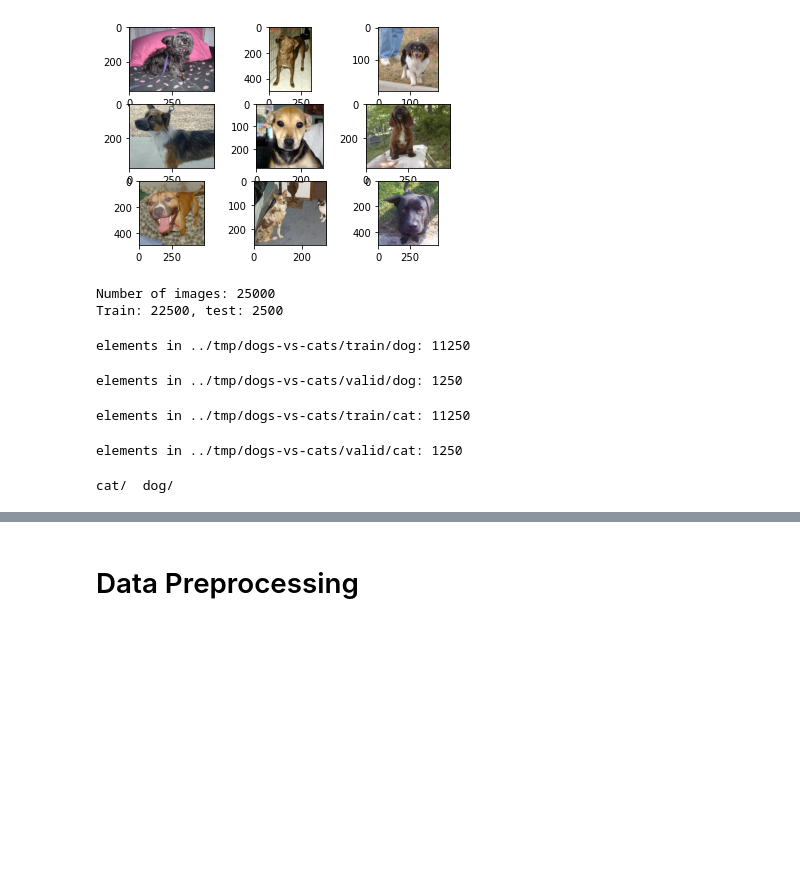
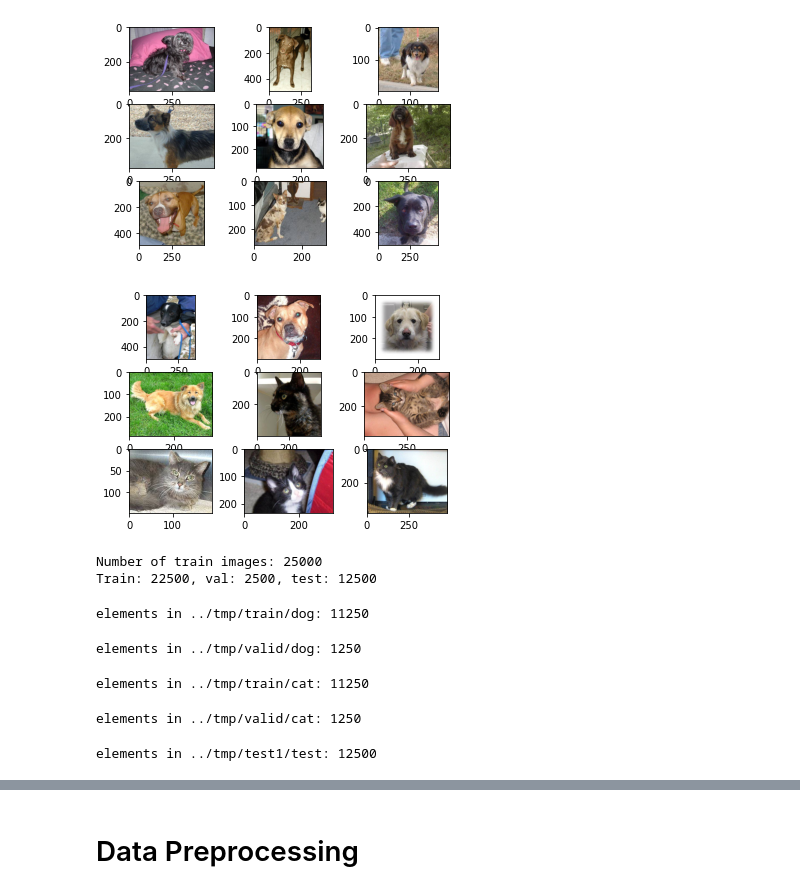
Before and after one commit to Pooret/kaggle, a Jupyter notebook: dogs-vs-cats.ipynb, the cells around one changed output, grey strips where cells are left out. Cells and saved outputs as stored; diff of their text form; code cells hidden in the pictures; blank space fills up the shorter version.

```diff
--- a/dogs-vs-cats.ipynb
+++ b/dogs-vs-cats.ipynb
@@ -108,25 +91,47 @@ for i in range(9):
 plt.show()
 # %% [output]
 [figure]
+# %%
+# visualize the test images
+
+folder  = test_dir + '/'
+for i in range(1,10):
+
+    # 3x3 subplot
+    plt.subplot(330 + 1 + i-1)
+
+    # get files labeld as dog
+    filename = folder + str(i) +  '.jpg'
+
+    image = imread(filename)
+    plt.imshow(image)
+plt.show()
+# %% [output]
+[figure, added]
 # %%
-train_file_list = os.listdir('../tmp/dogs-vs-cats/train')
-print('Number of images:', len(train_file_list))
+# number of images in the training file
+train_file_list = os.listdir('../tmp/train')
+test_file_list = os.listdir('../tmp/test1')
+print('Number of train images:', len(train_file_list))
 
+# get lists of dog and cat file names to move them later
 dog_filenames = [fn for fn in train_file_list if fn.startswith('dog')]
 cat_filenames = [fn for fn in train_file_list if fn.startswith('cat')]
 
+# shuffle into train and validation sets (90/10 split); dataset_filenames is a tuple of (dog train, dog val, cat train, cat val)
 dataset_filenames = train_test_split(dog_filenames, cat_filenames, test_size=0.1, shuffle=True, random_state=42)
 
 train_dog, valid_dog, train_cat, valid_cat = [fns for fns in dataset_filenames]
 
+# check totals
 train_dog_total, valid_dog_total, train_cat_total, valid_cat_total = [len(fns) for fns in dataset_filenames]
 train_total = train_dog_total + train_cat_total
 valid_total = valid_dog_total + valid_cat_total
 
-print('Train: {}, test: {}'.format(train_total, valid_total))
+print('Train: {}, val: {}, test: {}'.format(train_total, valid_total, len(test_file_list)))
 # %% [output]
-Number of images: 25000
-Train: 22500, test: 2500
+Number of train images: 25000
+Train: 22500, val: 2500, test: 12500
 # %%
 # create the directories for data preprocessing
 
@@ -139,16 +146,21 @@ VALID_DIR_CAT = valid_dir + '/cat'
 # %%
+# make training and validation directories, move files to appropriate directories
+
 make_dirs = [TRAIN_DIR_DOG, VALID_DIR_DOG, TRAIN_DIR_CAT, VALID_DIR_CAT]
+
 for dir, fns in zip(make_dirs, dataset_filenames):
     os.makedirs(dir, exist_ok=True)
     for fn in tqdm.tqdm(fns):
         shutil.move(os.path.join(train_dir, fn), dir)
     print('elements in {}: {}'.format(dir, len(os.listdir(dir))))
+
+os.makedirs(TEST_DIR, exist_ok=True)
+for fn in tqdm.tqdm(os.listdir(test_dir)):
+    shutil.move(os.path.join(test_dir, fn), TEST_DIR)
+print('elements in {}: {}'.format(TEST_DIR, len(os.listdir(TEST_DIR))))
 # %% [output]
-elements in ../tmp/dogs-vs-cats/train/dog: 11250
+elements in ../tmp/train/dog: 11250
-elements in ../tmp/dogs-vs-cats/valid/dog: 1250
+elements in ../tmp/valid/dog: 1250
-elements in ../tmp/dogs-vs-cats/train/cat: 11250
+elements in ../tmp/train/cat: 11250
-elements in ../tmp/dogs-vs-cats/valid/cat: 1250
+elements in ../tmp/valid/cat: 1250
+elements in ../tmp/test1/test: 12500
-# %%
-ls ../tmp/dogs-vs-cats/train
-# %% [output]
-cat/  dog/
```
Also changed, not shown: parts of 17 cells of this notebook.
